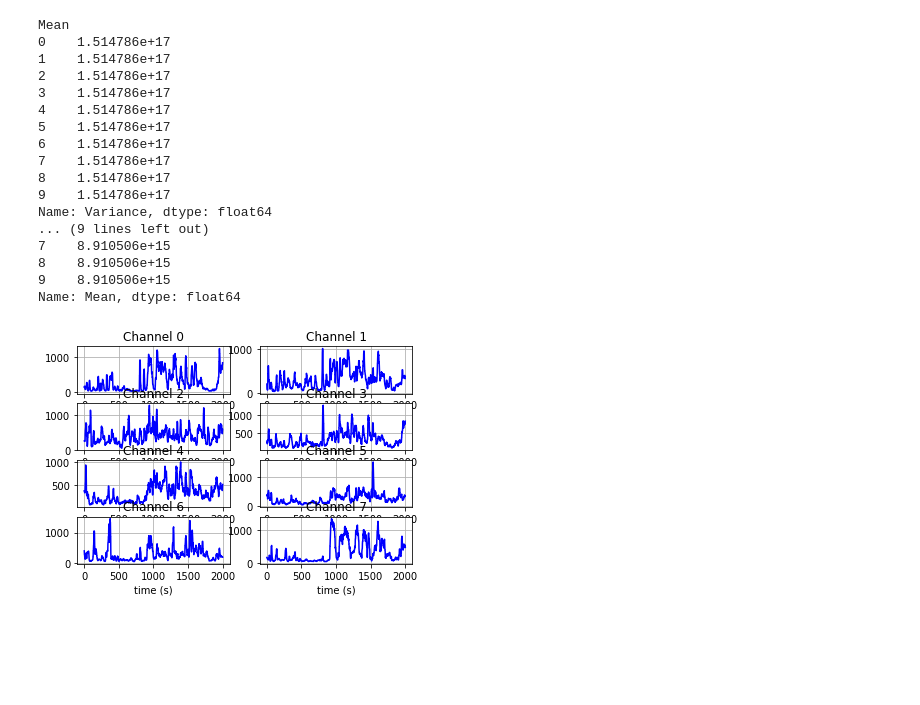
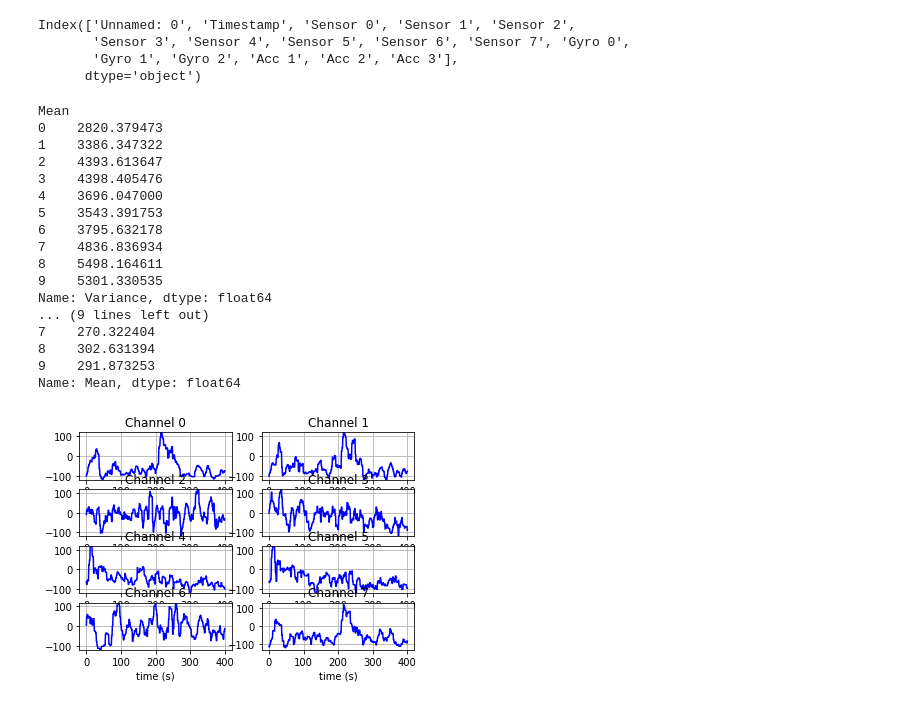
Before and after one commit to luizapozzobon/myo_project, a Jupyter notebook: Graficos.ipynb, the cells around one changed output. Drawn from its saved outputs; the diff is of its cells as text; code cells hidden in the pictures; blank space fills up the shorter version.

```diff
--- a/Graficos.ipynb
+++ b/Graficos.ipynb
@@ -5,11 +5,26 @@ import matplotlib.pyplot as plt
 from sklearn import preprocessing
 # %%
 # URL pro raw csv que ta no git
-url = 'datasets/myo-movendo-luiza-2019-05-02 12:11:37-.csv'
+#url = 'datasets/myo-parado-luiza-2019-05-02 12:12:33-.csv'
+#url2 = 'datasets/myo-movendo-luiza-2019-05-02 12:11:37-.csv'
+#url = 'datasets/myo-parado-david3-2019-05-09 10:32:57-.csv'
+url = 'datasets/myo-parado-david2-2019-05-09 10:23:19-.csv'
+url2 = 'datasets/myo-movimento-david-2019-05-09 10:28:09-.csv'
 # Dataset is now stored in a Pandas Dataframe
 
 #Pandas dataset
 Dataset = pd.read_csv(url)
+Dataset_movendo = pd.read_csv(url2)
+
+
+
+#scaler = preprocessing.MinMaxScaler(feature_range=(-120, 120))
+
+#Dataset = pd.DataFrame((scaler.fit_transform(Dataset)))
+#Dataset_movendo = pd.DataFrame((scaler.fit_transform(Dataset_movendo)))
+
+size = 400
+
 #Normaliza e transforma em numpy array
 Normalized_Data = preprocessing.normalize(Dataset)
 
@@ -50,3 +65,10 @@ Original Dataset
+# %%
+Dataset.columns
+# %% [output]
+Index(['Unnamed: 0', 'Timestamp', 'Sensor 0', 'Sensor 1', 'Sensor 2',
+       'Sensor 3', 'Sensor 4', 'Sensor 5', 'Sensor 6', 'Sensor 7', 'Gyro 0',
+       'Gyro 1', 'Gyro 2', 'Acc 1', 'Acc 2', 'Acc 3'],
+      dtype='object')
 # %%
 Dataset["Variance"] = Dataset.var(axis=1)
 Dataset["Mean"] = Dataset.mean(axis=1)
@@ -57,34 +79,36 @@ print("\nVariance")
 print(Dataset.get("Mean").head(10))
 # %% [output]
 Mean
-0    1.514786e+17
-1    1.514786e+17
-2    1.514786e+17
-3    1.514786e+17
-4    1.514786e+17
-5    1.514786e+17
-6    1.514786e+17
-7    1.514786e+17
-8    1.514786e+17
-9    1.514786e+17
+0    2820.379473
+1    3386.347322
+2    4393.613647
+3    4398.405476
+4    3696.047000
+5    3543.391753
+6    3795.632178
+7    4836.836934
+8    5498.164611
+9    5301.330535
 Name: Variance, dtype: float64
 ... (9 lines left out)
-7    8.910506e+15
-8    8.910506e+15
-9    8.910506e+15
+7    270.322404
+8    302.631394
+9    291.873253
 Name: Mean, dtype: float64
 # %%
-ax = np.linspace(0,2000,2000,endpoint=True)
+ax = np.linspace(0,size,size,endpoint=True)
 for i in range(8):
+    plt.ylim(bottom=-120,top=120)
     plt.subplot(4,2,i+1)
     plt.title("Channel "+str(i))
     plt.xlabel("time (s)")
-    column = "Sensor "+str(i)
+    #column = "Sensor "+str(i)
+    column = i+2
     l = list(Dataset.get(column))
     plt.plot(ax, l,"blue")
     plt.grid()
 
 plt.draw()
 plt.show()
 # %% [output]
-[figure, old version]
+[figure, new version]
```
Also changed, not shown: parts of 12 cells of this notebook, 9 other files.
